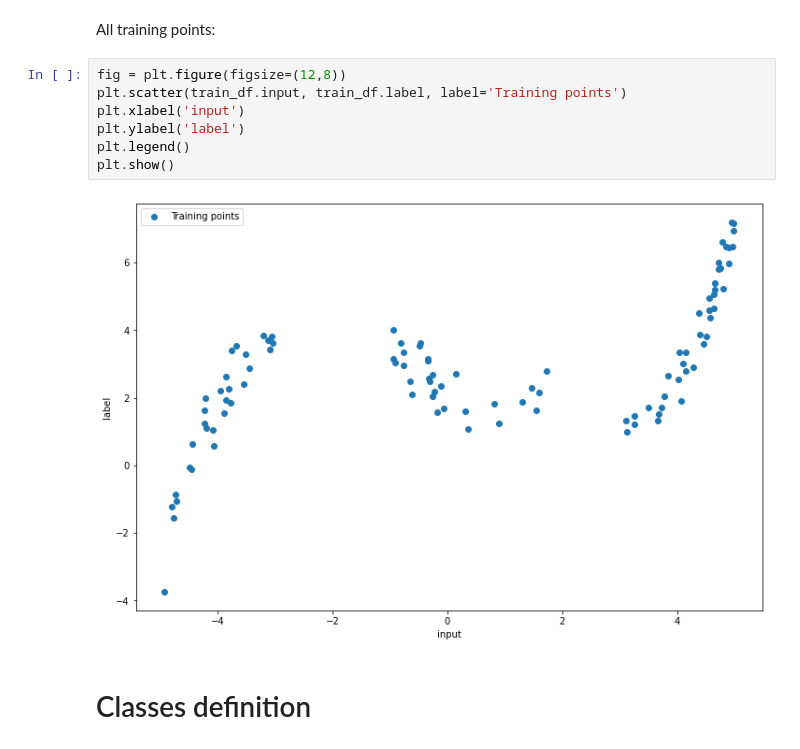
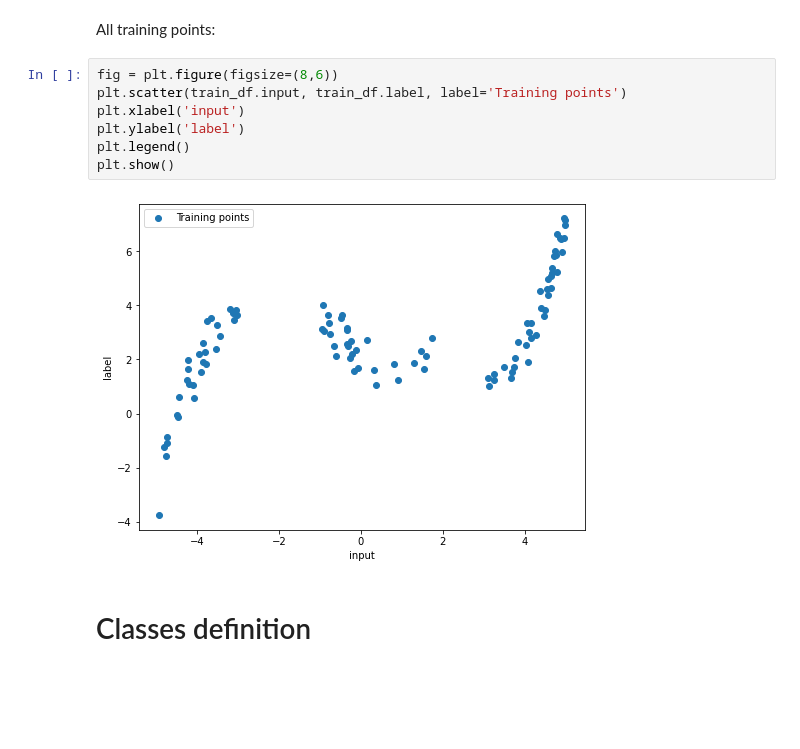
Before and after one commit to DanieleFoscarin/NNDL_hw1, a Jupyter notebook: NNDL_hw1_Regression.ipynb, the cells around one changed output. Drawn from its saved outputs; the diff is of its cells as text; blank space fills up the shorter version.

```diff
--- a/NNDL_hw1_Regression.ipynb
+++ b/NNDL_hw1_Regression.ipynb
@@ -179,14 +116,14 @@ LABEL: -1.216803599957529
 # %% [markdown]
 All training points:
 # %%
-fig = plt.figure(figsize=(12,8))
+fig = plt.figure(figsize=(8,6))
 plt.scatter(train_df.input, train_df.label, label='Training points')
 plt.xlabel('input')
 plt.ylabel('label')
 plt.legend()
 plt.show()
 # %% [output]
-[figure, old version]
+[figure, new version]
 # %% [markdown]
 # Classes definition
 # %% [markdown]
```
Also changed, not shown: parts of 22 cells of this notebook.
